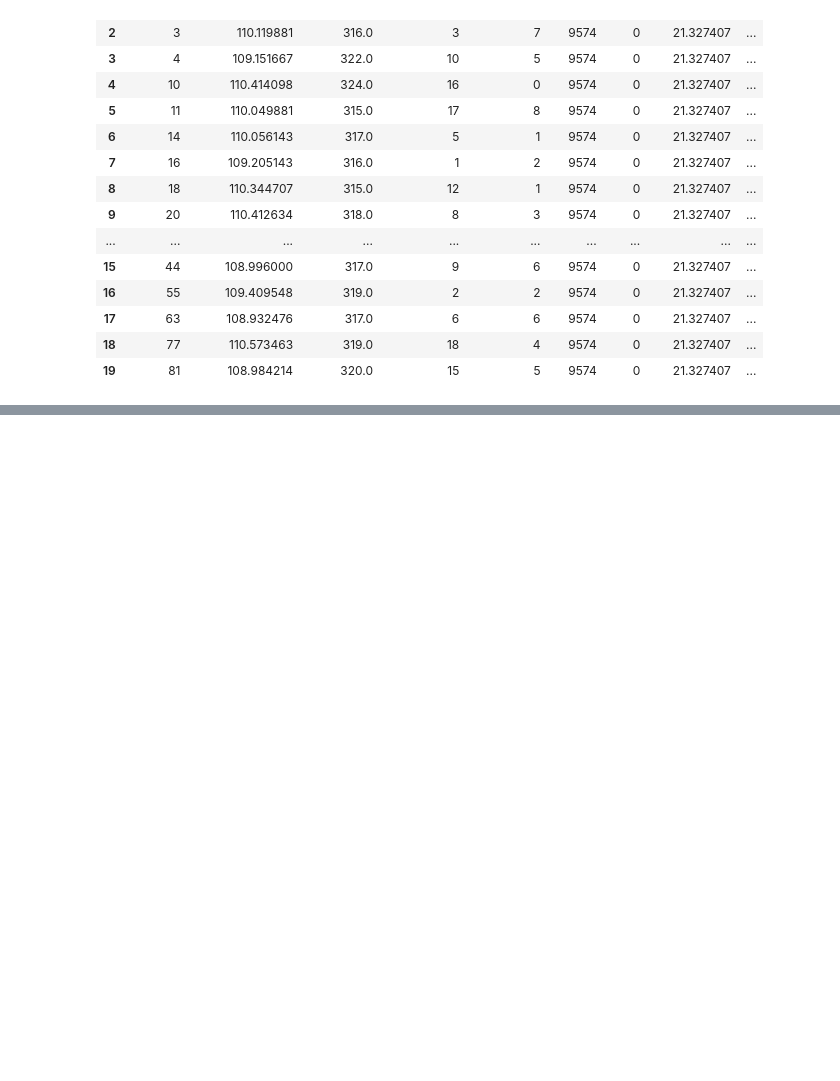
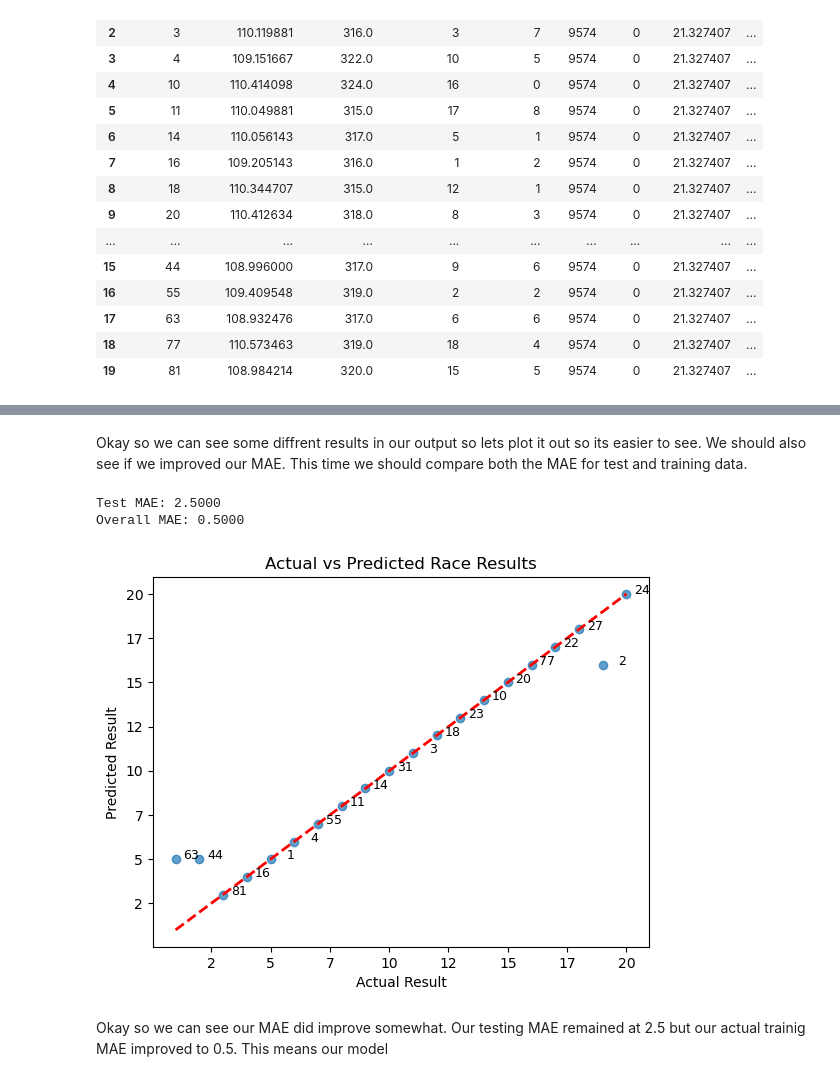
Before and after one commit to elcid14/f1-machine-learning-project, a Jupyter notebook: f1-prediction-project.ipynb, the cells around one changed output, grey strips where cells are left out. Saved outputs shown, nothing was run; the diff lists cells and outputs as text; code cells hidden in the pictures; blank space fills up the shorter version.

Commit message:
update: added weights from qualifying position

```diff
--- a/f1-prediction-project.ipynb
+++ b/f1-prediction-project.ipynb
@@ -518,3 +522,20 @@ final_data_with_qualifying
 | 17 | 63 | 108.932476 | 317.0 | 6 | 6 | 9574 | 0 | 21.327407 | ... |
 | 18 | 77 | 110.573463 | 319.0 | 18 | 4 | 9574 | 0 | 21.327407 | ... |
 | 19 | 81 | 108.984214 | 320.0 | 15 | 5 | 9574 | 0 | 21.327407 | ... |
+# %%
+#define qualifying positions weights
+X_train_indices = X_train.index
+quali_times_weights = final_data_with_qualifying.loc[X_train_indices, 'quali_result']
+weights = 21 - quali_times_weights
+
+# Fit model with weights from training data only
+xg_model = xgb.XGBRegressor(objective='reg:squarederror', random_state=42)
+xg_model.fit(X_train_scaled, y_train, sample_weight=weights)
+
+# Make predictions on all data
+X_scaled = scaler.transform(X)
+final_data_with_qualifying['predicted_result'] = np.round(xg_model.predict(X_scaled))
+
+# Display results
+predicted_results = final_data_with_qualifying[['driver_id', 'race_id', 'predicted_result', 'result', 'quali_result']]
+predicted_results
@@ -520,0 +560,44 @@ final_data_with_qualifying
+# %% [markdown]
+Okay so we can see some diffrent results in our output so lets plot it out so its easier to see. We should also see if we improved our MAE. This time we should compare both the MAE for test and training data.
+# %%
+y_test_pred = np.round(xg_model.predict(X_test_scaled))
+test_mae = mean_absolute_error(y_test, y_test_pred)
+print(f"Test MAE: {test_mae:.4f}")
+
+# Calculate MAE on the entire dataset
+all_predictions = final_data_with_qualifying['predicted_result']
+actual_results = final_data_with_qualifying['result']
+overall_mae = mean_absolute_error(actual_results, all_predictions)
+print(f"Overall MAE: {overall_mae:.4f}")
+# %% [output]
+Test MAE: 2.5000
+Overall MAE: 0.5000
+# %%
+import warnings
+warnings.filterwarnings('ignore')
+
+plt.scatter(predicted_results['result'], predicted_results['predicted_result'], alpha=0.7)
+plt.plot([min(predicted_results['result']), max(predicted_results['result'])],
+         [min(predicted_results['result']), max(predicted_results['result'])], 'r--', lw=2)
+plt.xlabel('Actual Result')
+plt.ylabel('Predicted Result')
+ax = plt.gca()  # Get current axis for x,y
+current_ticks = ax.get_xticks()
+current_y_ticks = ax.get_yticks()
+# Convert current tick positions to integer instead of the decimal place so we can have better readability
+new_tick_labels = [int(tick) for tick in current_ticks]
+new_tick_y_labels = [int(tick) for tick in current_y_ticks]
+# Set the new tick labels
+ax.set_xticklabels(new_tick_labels)
+ax.set_yticklabels(new_tick_labels)
+
+#add driver_id to plot
+for i, row in predicted_results.iterrows():
+    plt.text(row['result'] + 1.0, row['predicted_result'], int(row['driver_id']), fontsize=9, ha='right')
+
+plt.title('Actual vs Predicted Race Results')
+plt.show()
+# %% [output]
+[figure, added]
+# %% [markdown]
+Okay so we can see our MAE did improve somewhat. Our testing MAE remained at 2.5 but our actual trainig MAE improved to 0.5. This means our model
```
Also changed, not shown: parts of 2 cells of this notebook.
